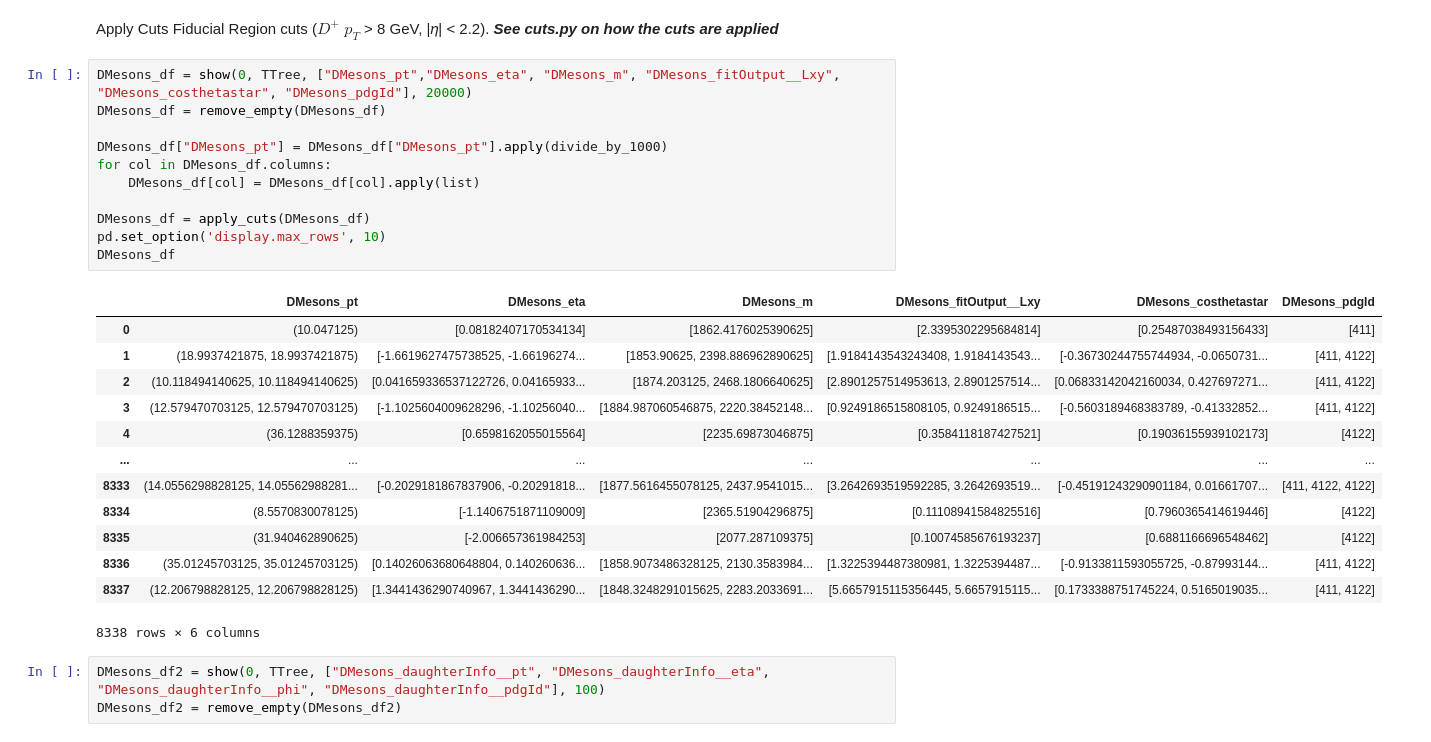
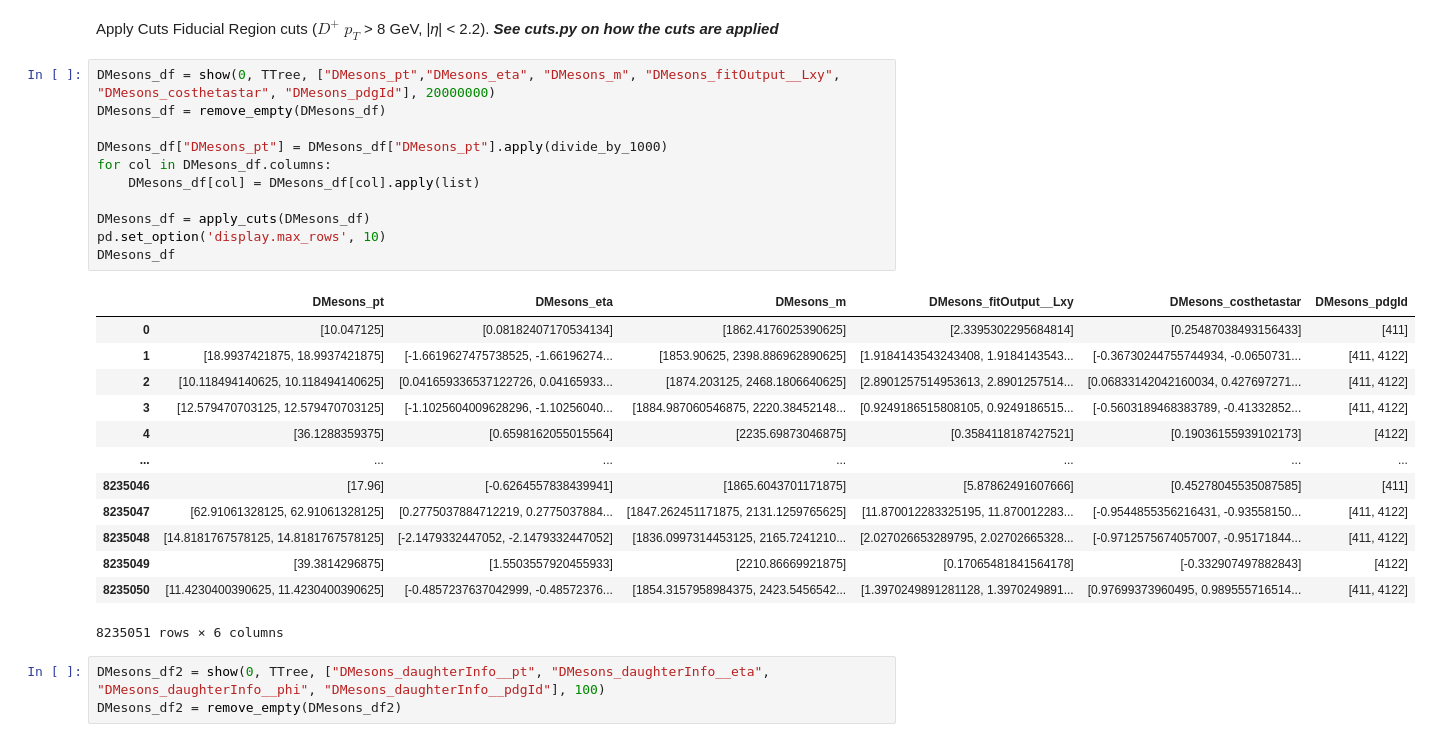
Before and after one commit to GitGup/ATLAS_DNN, a Jupyter notebook: MC_DNN.ipynb, the cells around one changed output. Saved outputs shown, nothing was run; the diff lists cells and outputs as text.

```diff
--- a/MC_DNN.ipynb
+++ b/MC_DNN.ipynb
@@ -41,30 +39,30 @@ $\Lambda_C^{+}$ : 4122
 # %% [markdown]
 Apply Cuts Fiducial Region cuts ($𝐷^{+}$ $𝑝_T$ > 8 GeV, |𝜂| < 2.2). ***See cuts.py on how the cuts are applied***
 # %%
-DMesons_df = show(0, TTree, ["DMesons_pt","DMesons_eta", "DMesons_m", "DMesons_fitOutput__Lxy", "DMesons_costhetastar", "DMesons_pdgId"], 20000)
+DMesons_df = show(0, TTree, ["DMesons_pt","DMesons_eta", "DMesons_m", "DMesons_fitOutput__Lxy", "DMesons_costhetastar", "DMesons_pdgId"], 20000000)
 DMesons_df = remove_empty(DMesons_df)
 
 DMesons_df["DMesons_pt"] = DMesons_df["DMesons_pt"].apply(divide_by_1000)
 for col in DMesons_df.columns:
     DMesons_df[col] = DMesons_df[col].apply(list)
 
 DMesons_df = apply_cuts(DMesons_df)
 pd.set_option('display.max_rows', 10)
 DMesons_df
 # %% [output]
 |  | DMesons_pt | DMesons_eta | DMesons_m | DMesons_fitOutput__Lxy | DMesons_costhetastar | DMesons_pdgId |
-| 0 | (10.047125) | [0.08182407170534134] | [1862.4176025390625] | [2.3395302295684814] | [0.25487038493156433] | [411] |
-| 1 | (18.9937421875, 18.9937421875) | [-1.6619627475738525, -1.66196274... | [1853.90625, 2398.886962890625] | [1.9184143543243408, 1.9184143543... | [-0.36730244755744934, -0.0650731... | [411, 4122] |
-| 2 | (10.118494140625, 10.118494140625) | [0.041659336537122726, 0.04165933... | [1874.203125, 2468.1806640625] | [2.8901257514953613, 2.8901257514... | [0.06833142042160034, 0.427697271... | [411, 4122] |
-| 3 | (12.579470703125, 12.579470703125) | [-1.1025604009628296, -1.10256040... | [1884.987060546875, 2220.38452148... | [0.9249186515808105, 0.9249186515... | [-0.5603189468383789, -0.41332852... | [411, 4122] |
-| 4 | (36.1288359375) | [0.6598162055015564] | [2235.69873046875] | [0.3584118187427521] | [0.19036155939102173] | [4122] |
+| 0 | [10.047125] | [0.08182407170534134] | [1862.4176025390625] | [2.3395302295684814] | [0.25487038493156433] | [411] |
+| 1 | [18.9937421875, 18.9937421875] | [-1.6619627475738525, -1.66196274... | [1853.90625, 2398.886962890625] | [1.9184143543243408, 1.9184143543... | [-0.36730244755744934, -0.0650731... | [411, 4122] |
+| 2 | [10.118494140625, 10.118494140625] | [0.041659336537122726, 0.04165933... | [1874.203125, 2468.1806640625] | [2.8901257514953613, 2.8901257514... | [0.06833142042160034, 0.427697271... | [411, 4122] |
+| 3 | [12.579470703125, 12.579470703125] | [-1.1025604009628296, -1.10256040... | [1884.987060546875, 2220.38452148... | [0.9249186515808105, 0.9249186515... | [-0.5603189468383789, -0.41332852... | [411, 4122] |
+| 4 | [36.1288359375] | [0.6598162055015564] | [2235.69873046875] | [0.3584118187427521] | [0.19036155939102173] | [4122] |
 | ... | ... | ... | ... | ... | ... | ... |
-| 8333 | (14.0556298828125, 14.05562988281... | [-0.2029181867837906, -0.20291818... | [1877.5616455078125, 2437.9541015... | [3.2642693519592285, 3.2642693519... | [-0.45191243290901184, 0.01661707... | [411, 4122, 4122] |
-| 8334 | (8.5570830078125) | [-1.1406751871109009] | [2365.51904296875] | [0.11108941584825516] | [0.7960365414619446] | [4122] |
-| 8335 | (31.940462890625) | [-2.006657361984253] | [2077.287109375] | [0.10074585676193237] | [0.6881166696548462] | [4122] |
-| 8336 | (35.01245703125, 35.01245703125) | [0.14026063680648804, 0.140260636... | [1858.9073486328125, 2130.3583984... | [1.3225394487380981, 1.3225394487... | [-0.9133811593055725, -0.87993144... | [411, 4122] |
-| 8337 | (12.206798828125, 12.206798828125) | [1.3441436290740967, 1.3441436290... | [1848.3248291015625, 2283.2033691... | [5.6657915115356445, 5.6657915115... | [0.1733388751745224, 0.5165019035... | [411, 4122] |
+| 8235046 | [17.96] | [-0.6264557838439941] | [1865.6043701171875] | [5.87862491607666] | [0.45278045535087585] | [411] |
+| 8235047 | [62.91061328125, 62.91061328125] | [0.2775037884712219, 0.2775037884... | [1847.262451171875, 2131.1259765625] | [11.870012283325195, 11.870012283... | [-0.9544855356216431, -0.93558150... | [411, 4122] |
+| 8235048 | [14.8181767578125, 14.8181767578125] | [-2.1479332447052, -2.1479332447052] | [1836.0997314453125, 2165.7241210... | [2.027026653289795, 2.02702665328... | [-0.9712575674057007, -0.95171844... | [411, 4122] |
+| 8235049 | [39.3814296875] | [1.5503557920455933] | [2210.86669921875] | [0.17065481841564178] | [-0.332907497882843] | [4122] |
+| 8235050 | [11.4230400390625, 11.4230400390625] | [-0.4857237637042999, -0.48572376... | [1854.3157958984375, 2423.5456542... | [1.3970249891281128, 1.3970249891... | [0.97699373960495, 0.989555716514... | [411, 4122] |
-8338 rows × 6 columns
+8235051 rows × 6 columns
 # %%
 DMesons_df2 = show(0, TTree, ["DMesons_daughterInfo__pt", "DMesons_daughterInfo__eta", "DMesons_daughterInfo__phi", "DMesons_daughterInfo__pdgId"], 100)
 DMesons_df2 = remove_empty(DMesons_df2)
```
Also changed, not shown: parts of 20 cells of this notebook.
